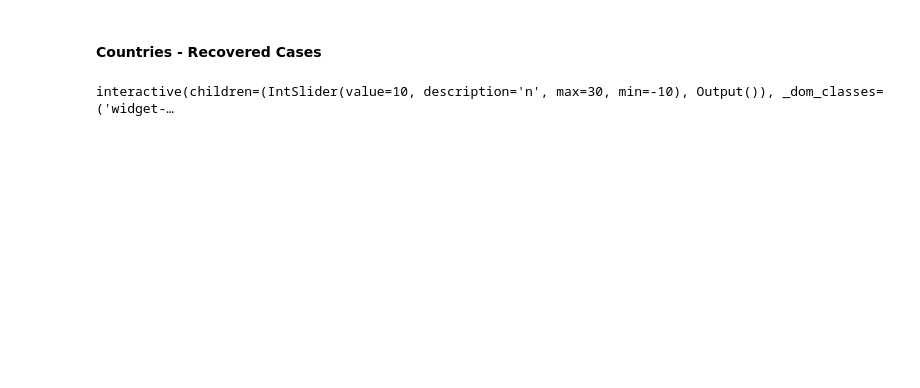
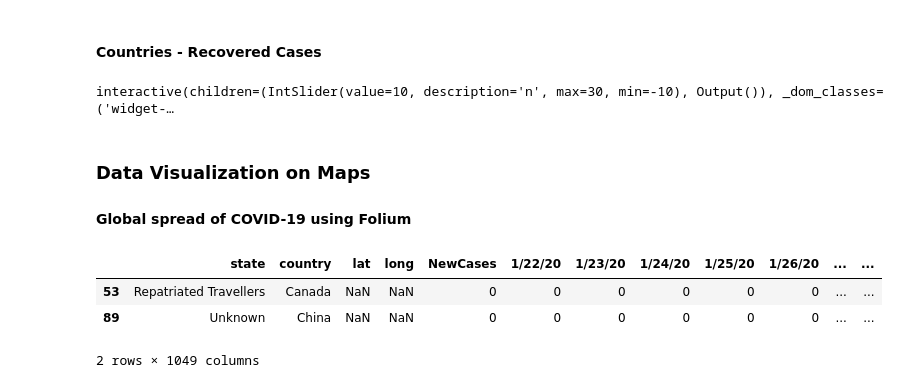
Before and after one commit to cmj123/covid19_analysis, a Jupyter notebook: covid19_analysis.ipynb, the cells around one changed output. Cells and saved outputs as stored; diff of their text form; code cells hidden in the pictures; blank space fills up the shorter version.

Commit message:
Completed data visualisation on Maps

```diff
--- a/covid19_analysis.ipynb
+++ b/covid19_analysis.ipynb
@@ -442,3 +446,14 @@ ipywLayout = widgets.Layout()
 ipywLayout.display='none'
 # %% [output]
 interactive(children=(IntSlider(value=10, description='n', max=30, min=-10), Output()), _dom_classes=('widget-…
+# %% [markdown]
+### Data Visualization on Maps
+#### Global spread of COVID-19 using Folium
+# %%
+# Checking number of null in lat
+confirmed_df[confirmed_df['lat'].isnull()]
+# %% [output]
+|  | state | country | lat | long | NewCases | 1/22/20 | 1/23/20 | 1/24/20 | 1/25/20 | 1/26/20 | ... | ... |
+| 53 | Repatriated Travellers | Canada | NaN | NaN | 0 | 0 | 0 | 0 | 0 | 0 | ... | ... |
+| 89 | Unknown | China | NaN | NaN | 0 | 0 | 0 | 0 | 0 | 0 | ... | ... |
+2 rows × 1049 columns
```
Also changed, not shown: parts of 6 cells of this notebook.
